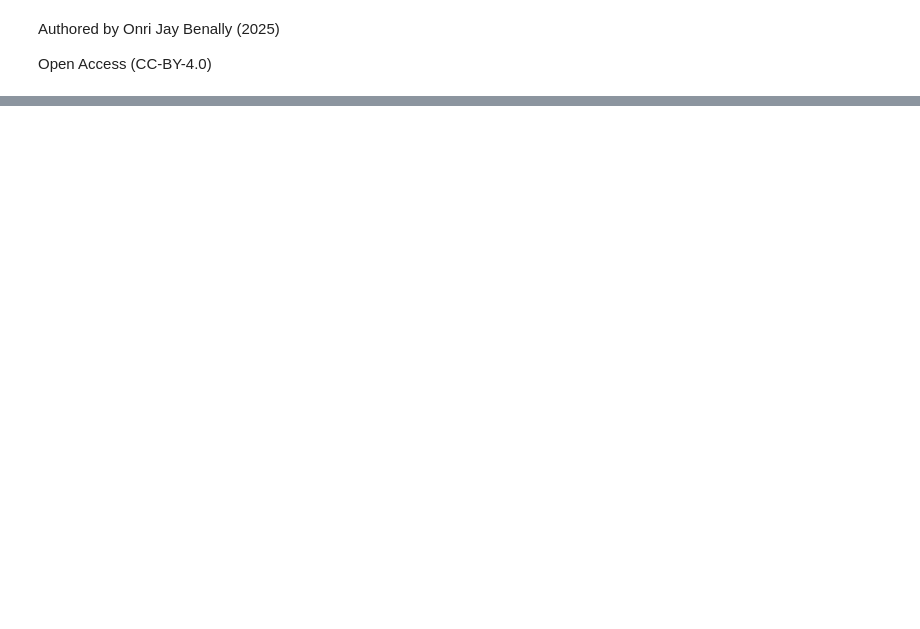
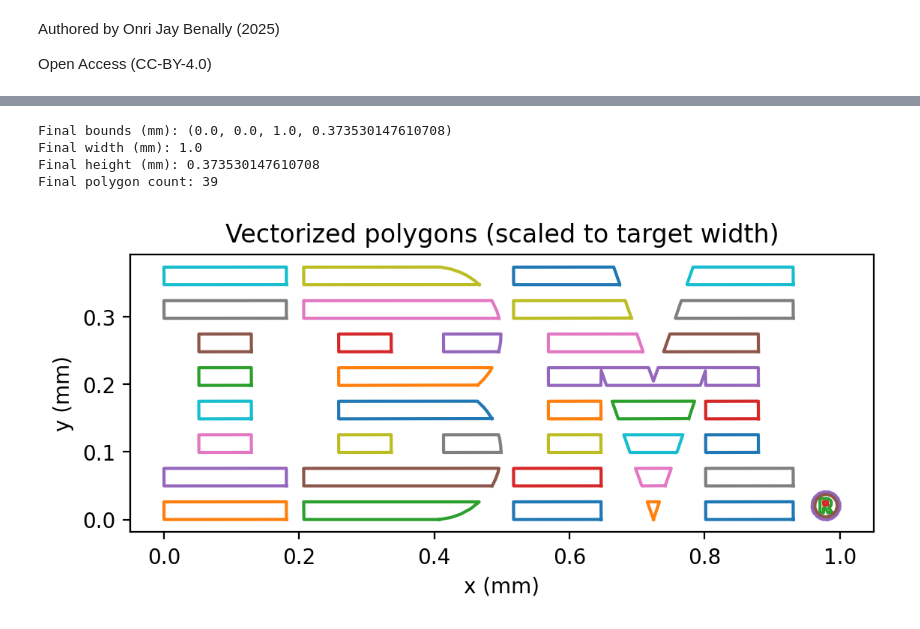
Before and after one commit to OJB-Quantum/Cool-Mesh-Files, a Jupyter notebook: Google Colab Notebooks/SVG_PNG_to_GEO_Mesh_Conversion_Demo.ipynb, the cells around one changed output, grey strips where cells are left out. Drawn from its saved outputs; the diff is of its cells as text; code cells hidden in the pictures; blank space fills up the shorter version.

```diff
--- a/Google Colab Notebooks/SVG_PNG_to_GEO_Mesh_Conversion_Demo.ipynb
+++ b/Google Colab Notebooks/SVG_PNG_to_GEO_Mesh_Conversion_Demo.ipynb
@@ -613,0 +326,76 @@ Point(28) = {0.717967967968, 0.018018018018, 0.0, lcMin};
+# %%
+def scale_polygons_to_width_mm(polys_px: Sequence[Polygon],
+                               target_width_mm: float) -> List[Polygon]:
+    """Scale polygons so their overall horizontal span becomes target_width_mm."""
+    if not polys_px:
+        return []
+
+    merged = unary_union(list(polys_px))
+    merged_polys = _flatten_to_polygons(merged)
+
+    minx, miny, maxx, maxy = merged.bounds
+    width_px = maxx - minx
+    if width_px <= 0:
+        raise ValueError("Degenerate width detected in vectorized geometry.")
+
+    scale_factor = target_width_mm / width_px
+
+    out: List[Polygon] = []
+    for p in merged_polys:
+        p2 = shp_translate(p, xoff=-minx, yoff=-miny)
+        p3 = shp_scale(p2, xfact=scale_factor, yfact=scale_factor, origin=(0.0, 0.0))
+        out.append(p3)
+
+    return out
+
+
+def simplify_polygons_mm(polys_mm: Sequence[Polygon],
+                         tolerance_mm: float,
+                         min_area_mm2: float) -> List[Polygon]:
+    """Simplify polygons (in mm units) while preserving topology."""
+    out: List[Polygon] = []
+    for p in polys_mm:
+        p2 = p.simplify(tolerance_mm, preserve_topology=True)
+        for q in _flatten_to_polygons(p2):
+            if q.area >= min_area_mm2:
+                out.append(q)
+    return out
+
+
+solids_mm = scale_polygons_to_width_mm(solids_px, CONFIG.target_width_mm)
+solids_mm = simplify_polygons_mm(solids_mm,
+                                 tolerance_mm=CONFIG.simplify_tolerance_mm,
+                                 min_area_mm2=CONFIG.min_polygon_area_mm2)
+
+merged_mm = unary_union(list(solids_mm)) if solids_mm else None
+bounds_mm = merged_mm.bounds if merged_mm else (0.0, 0.0, 0.0, 0.0)
+
+print("Final bounds (mm):", bounds_mm)
+print("Final width (mm):", bounds_mm[2] - bounds_mm[0])
+print("Final height (mm):", bounds_mm[3] - bounds_mm[1])
+print(f"Final polygon count: {len(solids_mm)}")
+
+
+def plot_polygons_mm(polys: Sequence[Polygon], title: str) -> None:
+    """Plot shapely polygons in mm coordinates."""
+    plt.figure()
+    plt.title(title)
+    for p in polys:
+        ext = np.asarray(p.exterior.coords)
+        plt.plot(ext[:, 0], ext[:, 1])
+        for hole in p.interiors:
+            h = np.asarray(hole.coords)
+            plt.plot(h[:, 0], h[:, 1])
+    plt.gca().set_aspect("equal", adjustable="box")
+    plt.xlabel("x (mm)")
+    plt.ylabel("y (mm)")
+    plt.show()
+
+
+plot_polygons_mm(solids_mm, "Vectorized polygons (scaled to target width)")
+# %% [output]
+Final bounds (mm): (0.0, 0.0, 1.0, 0.373530147610708)
+Final width (mm): 1.0
+Final height (mm): 0.373530147610708
+Final polygon count: 39
+[figure, added]
```
Also changed, not shown: parts of 14 cells of this notebook.
